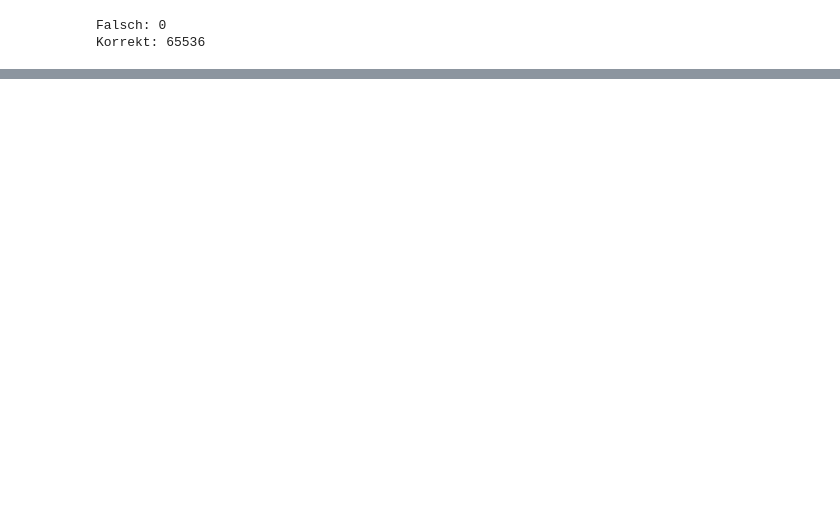
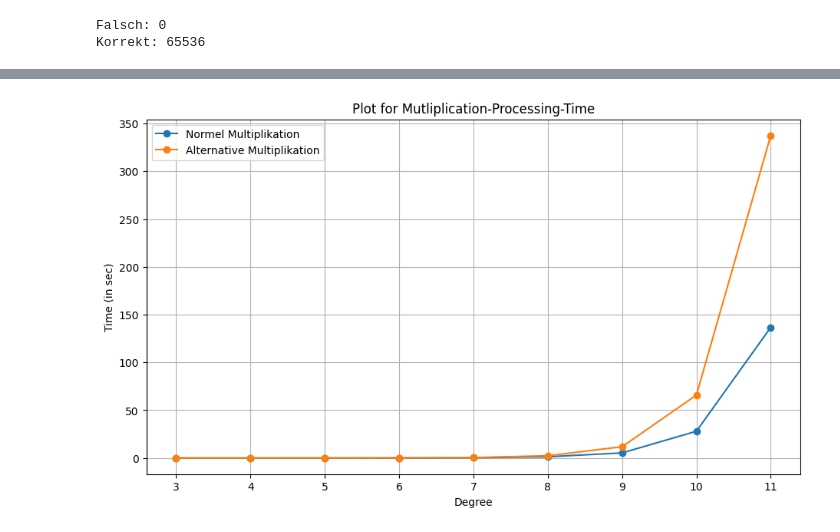
Before and after one commit to Larsk7/ArithmetikEndlicherKoerperF2, a Jupyter notebook: Jupyter_Notebook_Files/CompareMultiplications.ipynb, the cells around one changed output, grey strips where cells are left out. Cells and saved outputs as stored; diff of their text form; code cells hidden in the pictures; blank space fills up the shorter version.

Commit message:
added time comparison between both visualizations and created plot from messured time

```diff
--- a/Jupyter_Notebook_Files/CompareMultiplications.ipynb
+++ b/Jupyter_Notebook_Files/CompareMultiplications.ipynb
@@ -113,0 +122,22 @@ Zeiten für die Multiplikationen im Körper F_2^8
+# %%
+# Visualisierung der Zeitunterschiede der beiden Multiplikationen
+
+# Messdaten
+TimeNormal = [0.0, 0.00378, 0.01386, 0.07236, 0.31868, 1.28736, 5.30377, 27.99202, 136.66736]
+TimeAlternative = [0.000999, 0.004, 0.02852, 0.10726, 0.46475, 2.33551, 11.76334, 65.80844, 337.39108]
+Grad = np.arange(3, len(TimeNormal) + 3)
+
+# Plot erstellen
+plt.figure(figsize=(11, 6))
+plt.plot(Grad, TimeNormal, marker='o', linestyle='-', label="Normel Multiplikation")
+plt.plot(Grad, TimeAlternative, marker='o', linestyle='-', label="Alternative Multiplikation")
+plt.title("Plot for Mutliplication-Processing-Time")
+plt.xlabel("Degree")
+plt.xticks(Grad)
+plt.ylabel("Time (in sec)")
+plt.legend()
+plt.grid(True)
+
+plt.show()
+# %% [output]
+[figure, added]
```
Also changed, not shown: parts of 2 cells of this notebook.
